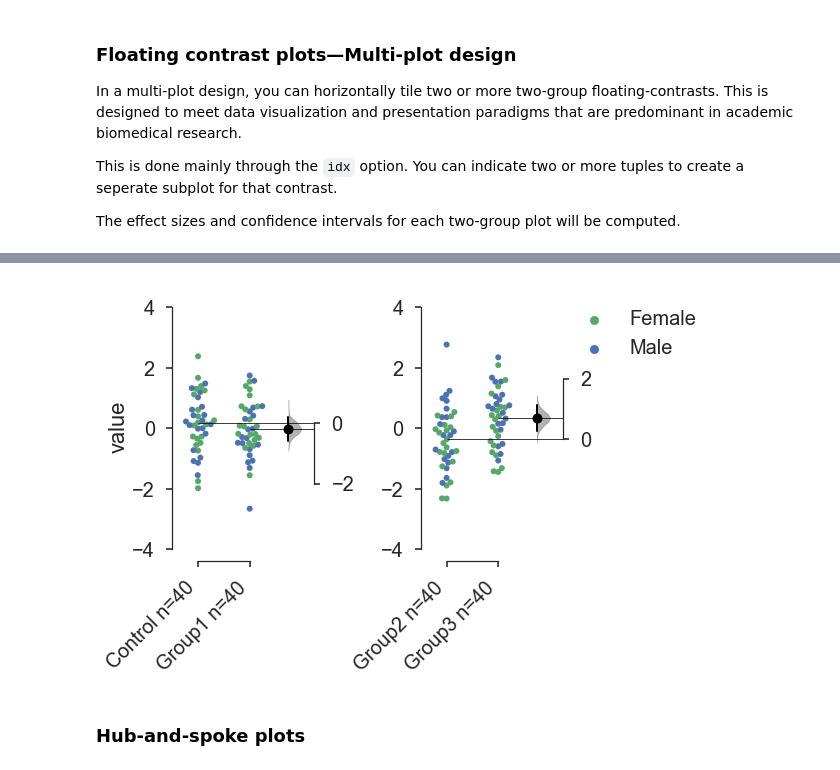
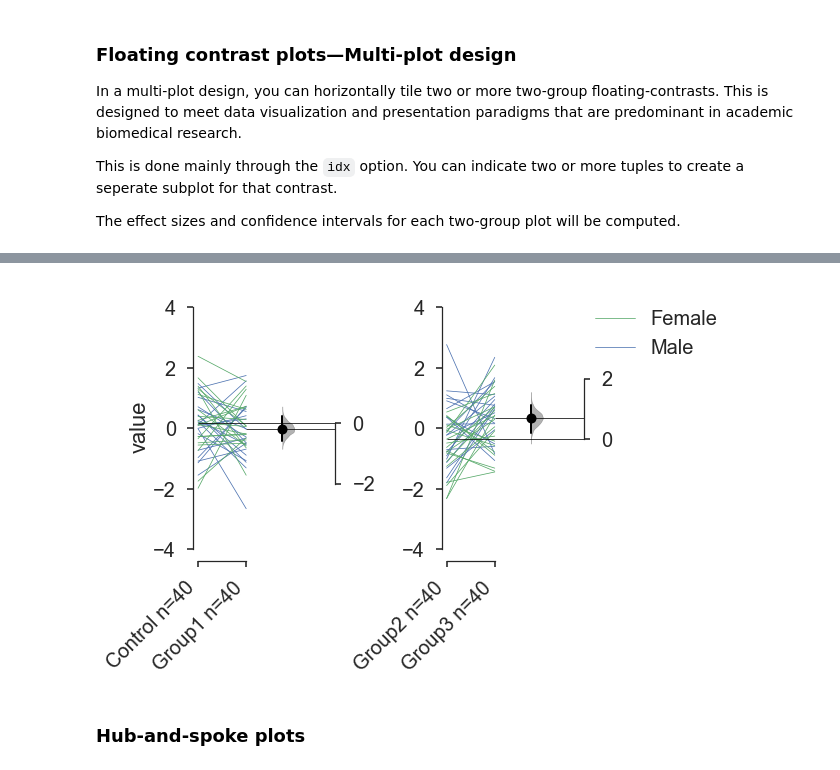
Before and after one commit to josesho/bootstrap_contrast, a Jupyter notebook: bootstrap-contrast_v0.325_Tutorial.ipynb, the cells around one changed output, grey strips where cells are left out. Drawn from its saved outputs; the diff is of its cells as text; code cells hidden in the pictures.

```diff
--- a/bootstrap-contrast_v0.325_Tutorial.ipynb
+++ b/bootstrap-contrast_v0.325_Tutorial.ipynb
@@ -173,6 +173,8 @@ The effect sizes and confidence intervals for each two-group plot will be comput
 f,b=bs.contrastplot(df,
                     idx=(('Control','Group1'),
                          ('Group2','Group3')),
+                    paired=True,
+                    show_means='lines',
                     color_col='Gender')
 b
 # %% [output]
@@ -182,4 +184,4 @@ b
-[figure, old version]
+[figure, new version]
 # %% [markdown]
 ### Hub-and-spoke plots
 # %% [markdown]
```
Also changed, not shown: parts of 1 cell of this notebook.
